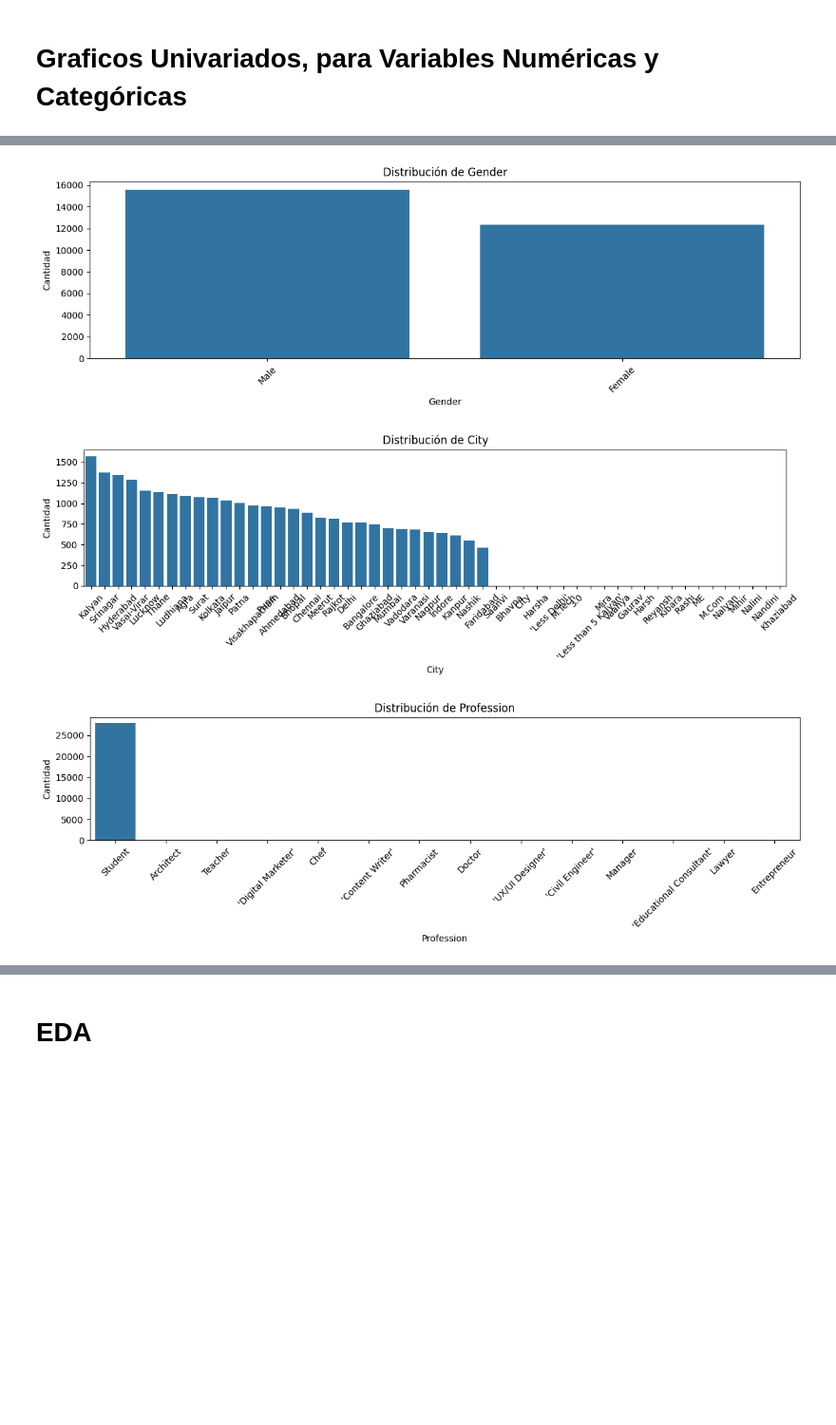
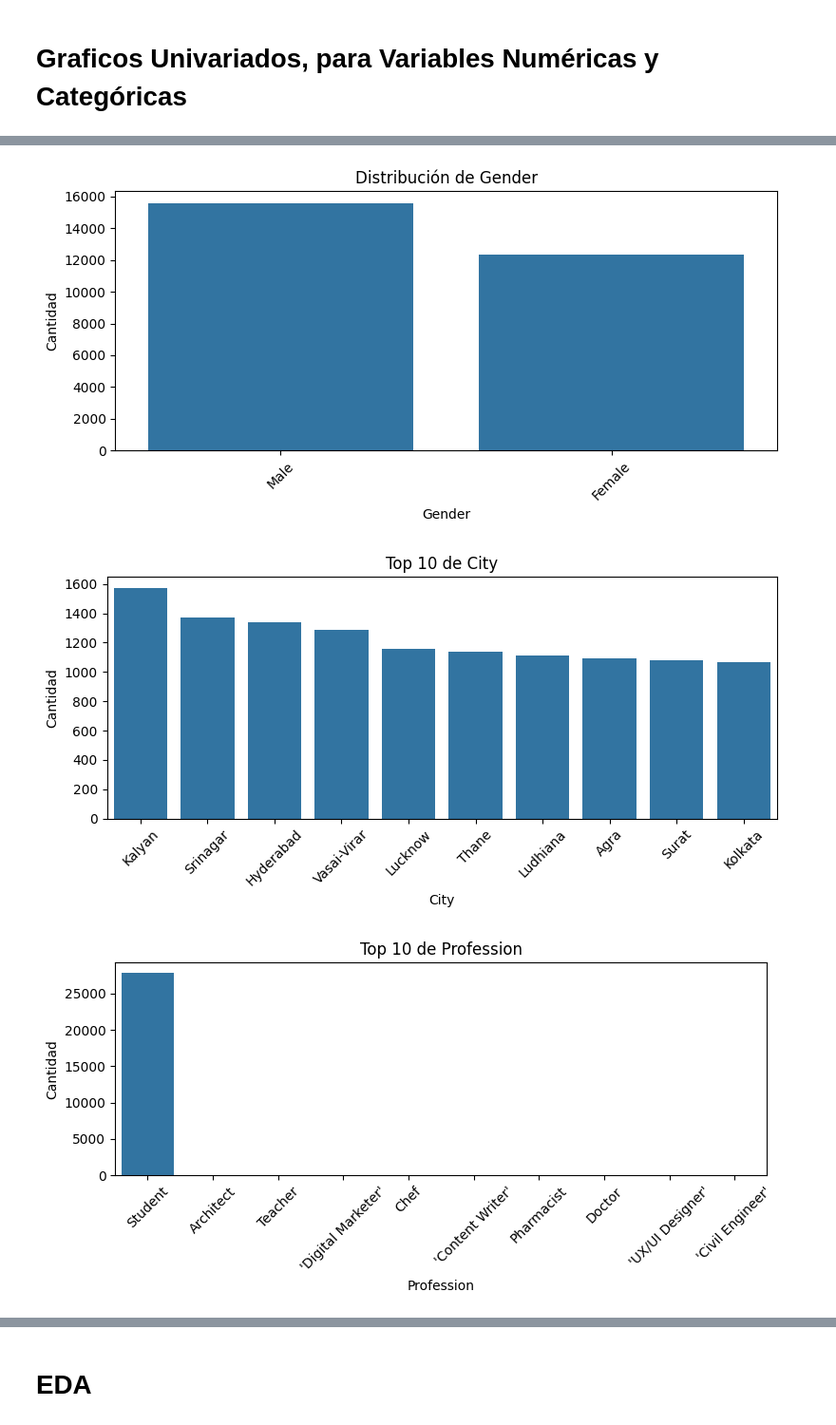
Before and after one commit to FlorMauves/ProyectoDS_StudentDepression_MauvesinTogel, a Jupyter notebook: ProyectoDS_StudenDepression_MauvesinTogel.ipynb, the cells around one changed output, grey strips where cells are left out. Shown at 95% size. Saved outputs shown, nothing was run; the diff lists cells and outputs as text; code cells hidden in the pictures; blank space fills up the shorter version.

```diff
--- a/ProyectoDS_StudenDepression_MauvesinTogel.ipynb
+++ b/ProyectoDS_StudenDepression_MauvesinTogel.ipynb
@@ -220,12 +220,13 @@ plt.show()
 # %% [markdown]
 # Graficos Univariados, para Variables Numéricas y Categóricas
 # %%
-# Histograma de variables numéricas
+# Histograma de variables numéricas (excluyendo 'id' y 'Depression')
 for col in num_vars:
-    plt.figure(figsize=(10,4))
-    sns.histplot(df[col], kde=True)
-    plt.title(f"Distribución de {col}")
-    plt.xlabel(col)
-    plt.ylabel("Frecuencia")
-    plt.show()
+    if col not in ["id", "Depression"]:
+        plt.figure(figsize=(10, 4))
+        sns.histplot(df[col], kde=True)
+        plt.title(f"Distribución de {col}")
+        plt.xlabel(col)
+        plt.ylabel("Frecuencia")
+        plt.show()
 # %% [output]
@@ -241,14 +240,26 @@ for col in num_vars:
 # %%
-# Conteo de valores para variables categóricas
+# Conteo de valores para variables categóricas (con top 10 si hay muchas categorías)
 for col in cat_vars:
-    plt.figure(figsize=(12,4))
-    sns.countplot(data=df, x=col, order=df[col].value_counts().index)
-    plt.title(f"Distribución de {col}")
+    plt.figure(figsize=(8,4))
+
+    # Si hay más de 10 categorías, muestro solo las 10 más frecuentes
+    if df[col].nunique() > 10:
+        top_values = df[col].value_counts().nlargest(10).index
+        data_to_plot = df[df[col].isin(top_values)]
+        order = top_values
+        title = f"Top 10 de {col}"
+    else:
+        data_to_plot = df
+        order = df[col].value_counts().index
+        title = f"Distribución de {col}"
+
+    sns.countplot(data=data_to_plot, x=col, order=order)
+    plt.title(title)
     plt.xticks(rotation=45)
     plt.ylabel("Cantidad")
     plt.tight_layout()
     plt.show()
 # %% [output]
-[figure, old version]
+[figure, new version]
-[figure, old version]
+[figure, new version]
-[figure, old version]
+[figure, new version]
```
Also changed, not shown: parts of 9 cells of this notebook.
